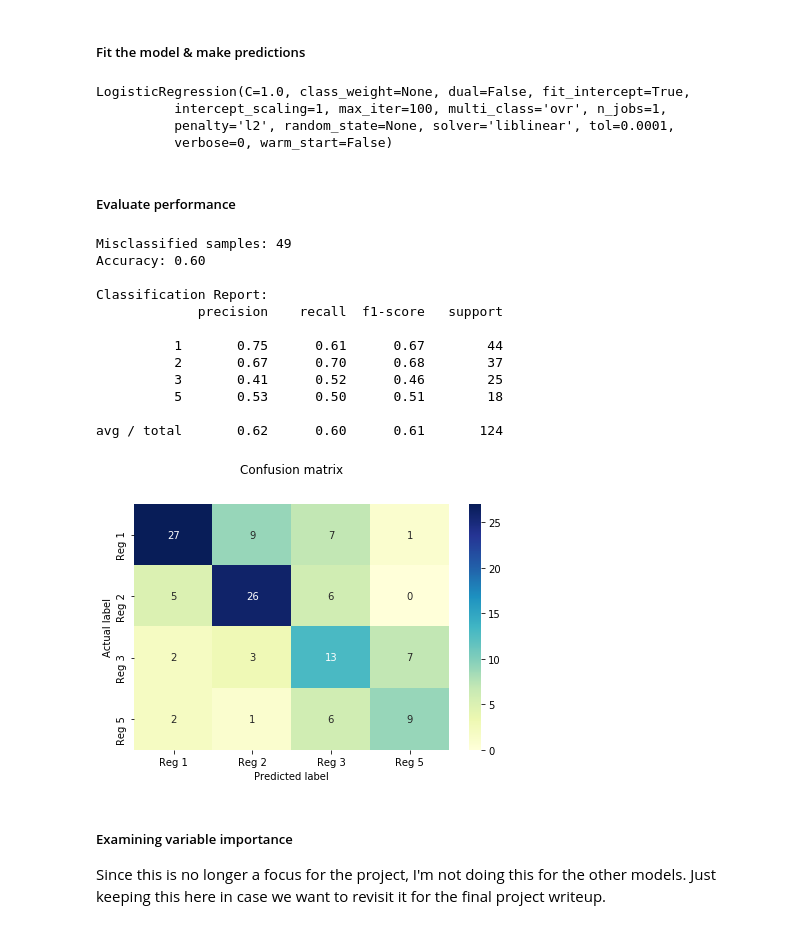
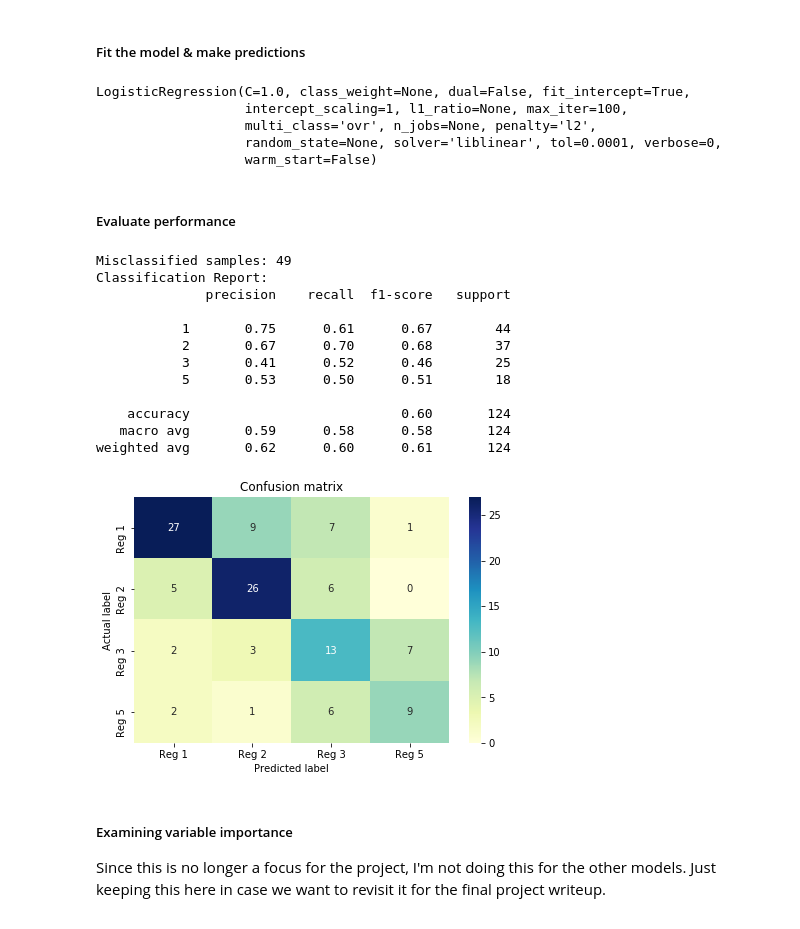
Before and after one commit to salliewalecka/Hawaii_RegimesPredictors, a Jupyter notebook: notebooks/eda_and_inital_models.ipynb, the cells around one changed output. Drawn from its saved outputs; the diff is of its cells as text; code cells hidden in the pictures.

```diff
--- a/notebooks/eda_and_inital_models.ipynb
+++ b/notebooks/eda_and_inital_models.ipynb
@@ -73,13 +73,14 @@ df.iloc[0:10, 14:34]
 # %% [markdown]
 ## Split into train and test
 # %%
-# def data_prep(df):
-#     df = df.astype({"id_spatial": "category", "Island": "category", "Habitat_Modification": "category",
-#                "Invasive_Algae": "category", "Regime": "category", "Regime1": "category",
-#                "Regime2": "category", "Regime3": "category", "Regime5": "category"})
-#     return df
+#Comment out data prep if running VIF
+def data_prep(df):
+    df = df.astype({"id_spatial": "category", "Island": "category", "Habitat_Modification": "category",
+               "Invasive_Algae": "category", "Regime": "category", "Regime1": "category",
+               "Regime2": "category", "Regime3": "category", "Regime5": "category"})
+    return df
 # %%
-# df = data_prep(df)
+df = data_prep(df)
 # %%
 df.dropna().shape
 # %% [output]
@@ -288,7 +289,7 @@ test_X = scaler.transform(test_X)
 # %% [markdown]
 ##### Helper functions for modeling
 # %%
-def evaluate_performance(test_y, test_pred):
+def pretty_print_performance(test_y, test_pred):
     cnf_matrix = metrics.confusion_matrix(test_y, test_pred)
 
     class_names=['Reg 1', 'Reg 2', 'Reg 3', 'Reg 5']
@@ -305,44 +306,46 @@ def evaluate_performance(test_y, test_pred):
     count_misclassified = (test_y != test_pred).sum()
     print('Misclassified samples: {}'.format(count_misclassified))
     accuracy = metrics.accuracy_score(test_y, test_pred)
-    print('Accuracy: {:.2f} \n'.format(accuracy))
-
     print('Classification Report:')
     print(metrics.classification_report(test_y, test_pred))
+
+def microaveage_F1(test_y, test_pred):
+    return metrics.classification_report(test_y, test_pred, output_dict=True)['weighted avg']['f1-score']
 # %% [markdown]
 ### Multiclass logistic regression model (one vs. rest)
 # %% [markdown]
 ##### Fit the model & make predictions
 # %%
-clf = LogisticRegression()
+clf = LogisticRegression(solver='liblinear', multi_class='ovr')
 clf.fit(train_X, train_y)
 #clf = LogisticRegression(random_state=0, solver='saga', multi_class='multinomial').fit(train_X, train_y)
 # %% [output]
 LogisticRegression(C=1.0, class_weight=None, dual=False, fit_intercept=True,
-          intercept_scaling=1, max_iter=100, multi_class='ovr', n_jobs=1,
-          penalty='l2', random_state=None, solver='liblinear', tol=0.0001,
-          verbose=0, warm_start=False)
+                   intercept_scaling=1, l1_ratio=None, max_iter=100,
+                   multi_class='ovr', n_jobs=None, penalty='l2',
+                   random_state=None, solver='liblinear', tol=0.0001, verbose=0,
+                   warm_start=False)
 # %%
 # make predictions
 test_pred = clf.predict(test_X)
 # %% [markdown]
 ##### Evaluate performance
 # %%
-evaluate_performance(test_y, test_pred)
+pretty_print_performance(test_y, test_pred)
 # %% [output]
 Misclassified samples: 49
-Accuracy: 0.60
+Classification Report:
+              precision    recall  f1-score   support
 
-Classification Report:
-             precision    recall  f1-score   support
+           1       0.75      0.61      0.67        44
+           2       0.67      0.70      0.68        37
+           3       0.41      0.52      0.46        25
+           5       0.53      0.50      0.51        18
 
-          1       0.75      0.61      0.67        44
-          2       0.67      0.70      0.68        37
-          3       0.41      0.52      0.46        25
-          5       0.53      0.50      0.51        18
-
-avg / total       0.62      0.60      0.61       124
+    accuracy                           0.60       124
+   macro avg       0.59      0.58      0.58       124
+weighted avg       0.62      0.60      0.61       124
-[figure, old version]
+[figure, new version]
 # %% [markdown]
 ##### Examining variable importance
 Since this is no longer a focus for the project, I'm not doing this for the other models. Just keeping this here in case we want to revisit it for the final project writeup.
```
Also changed, not shown: parts of 16 cells of this notebook.
